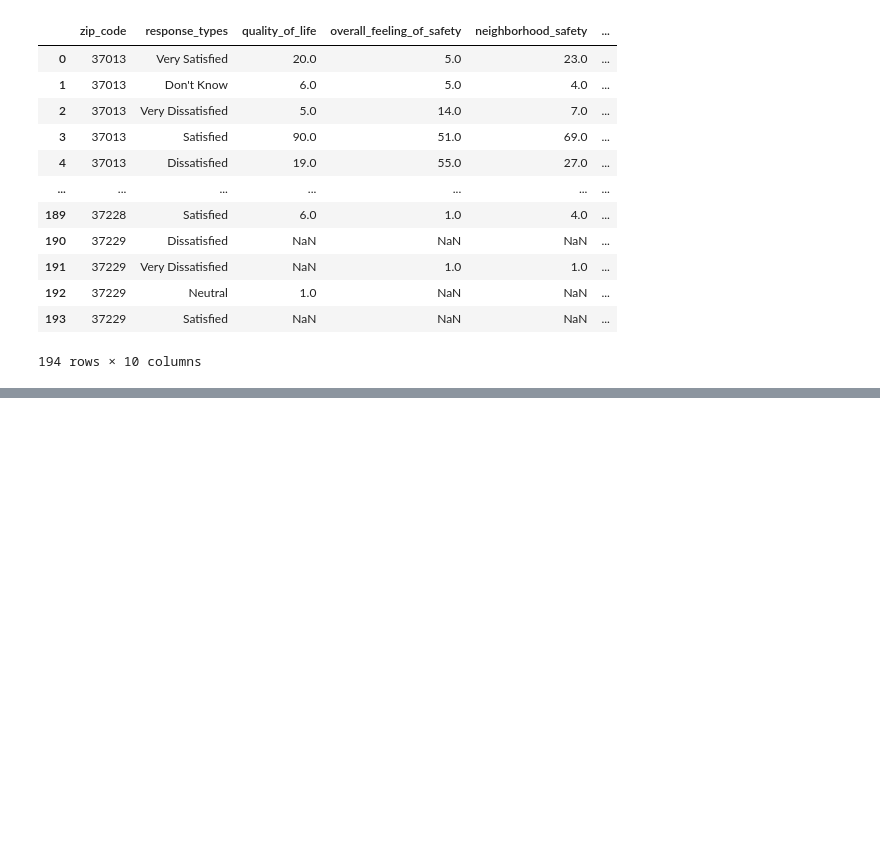
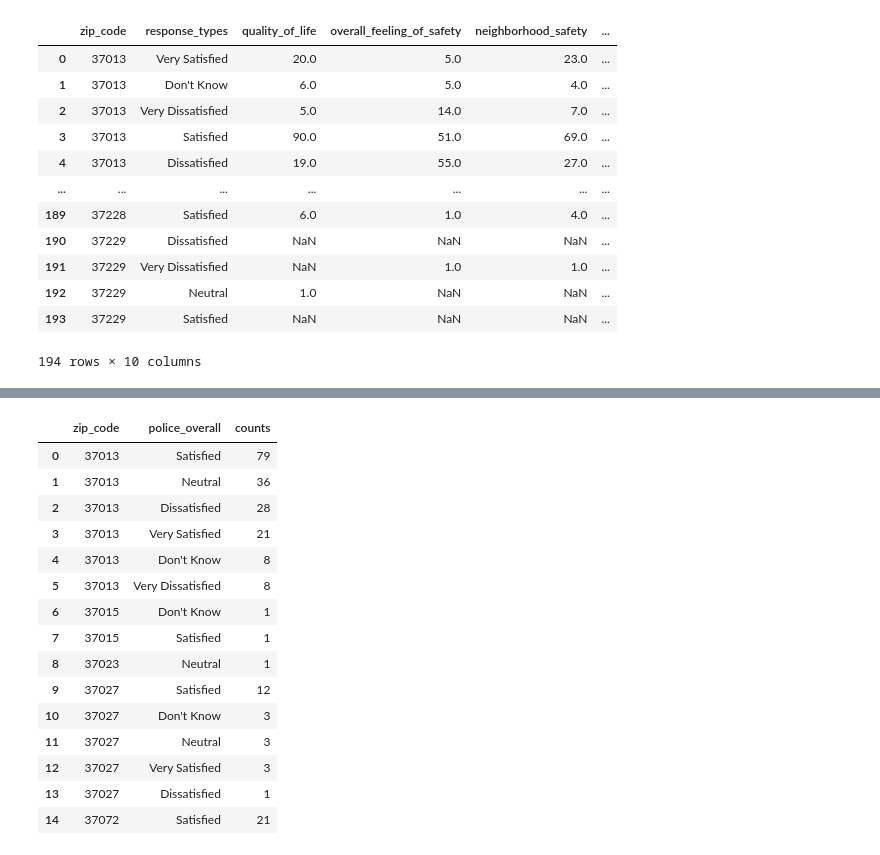
Before and after one commit to edwardbrown750/nss_da9_Capstone, a Jupyter notebook: notebook/ed_brown_da9_capstone_analysis_notebook.ipynb, the cells around one changed output, grey strips where cells are left out. Saved outputs shown, nothing was run; the diff lists cells and outputs as text; code cells hidden in the pictures; blank space fills up the shorter version.

```diff
--- a/notebook/ed_brown_da9_capstone_analysis_notebook.ipynb
+++ b/notebook/ed_brown_da9_capstone_analysis_notebook.ipynb
@@ -112,0 +164,7 @@ plt.legend(['Total Incidents', 'Non-Violent Incidents', 'Violent Incidents'])
+# %%
+community_survey = '''
+SELECT *
+FROM metrosurvey2018
+'''
+with engine.connect() as connection:
+    community_survey = pd.read_sql(text(community_survey), con = connection)
@@ -226,0 +323,21 @@ crime_survey[crime_survey['response_types']=='Very Dissatisfied'].sort_values('c
+# %%
+police_satisfaction = community_survey.groupby('zip_code')['police_overall'].value_counts().reset_index(name='counts')
+# %%
+police_satisfaction.head(15)
+# %% [output]
+|  | zip_code | police_overall | counts |
+| 0 | 37013 | Satisfied | 79 |
+| 1 | 37013 | Neutral | 36 |
+| 2 | 37013 | Dissatisfied | 28 |
+| 3 | 37013 | Very Satisfied | 21 |
+| 4 | 37013 | Don't Know | 8 |
+| 5 | 37013 | Very Dissatisfied | 8 |
+| 6 | 37015 | Don't Know | 1 |
+| 7 | 37015 | Satisfied | 1 |
+| 8 | 37023 | Neutral | 1 |
+| 9 | 37027 | Satisfied | 12 |
+| 10 | 37027 | Don't Know | 3 |
+| 11 | 37027 | Neutral | 3 |
+| 12 | 37027 | Very Satisfied | 3 |
+| 13 | 37027 | Dissatisfied | 1 |
+| 14 | 37072 | Satisfied | 21 |
```
Also changed, not shown: parts of 28 cells of this notebook, 1 other file.
